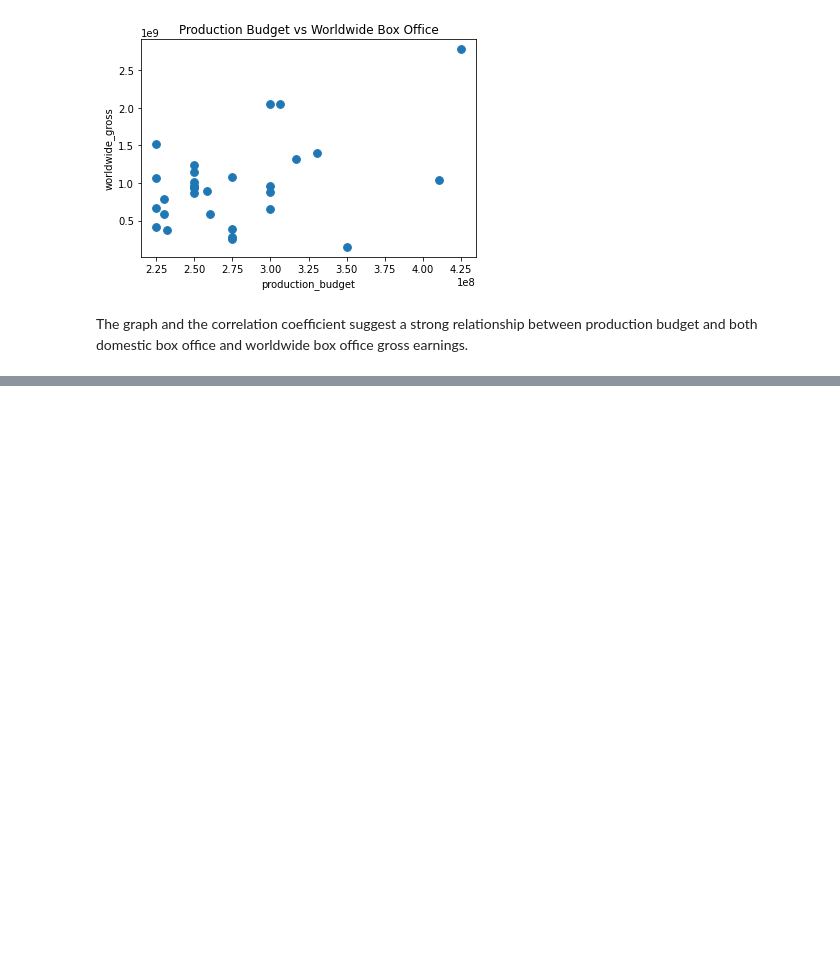
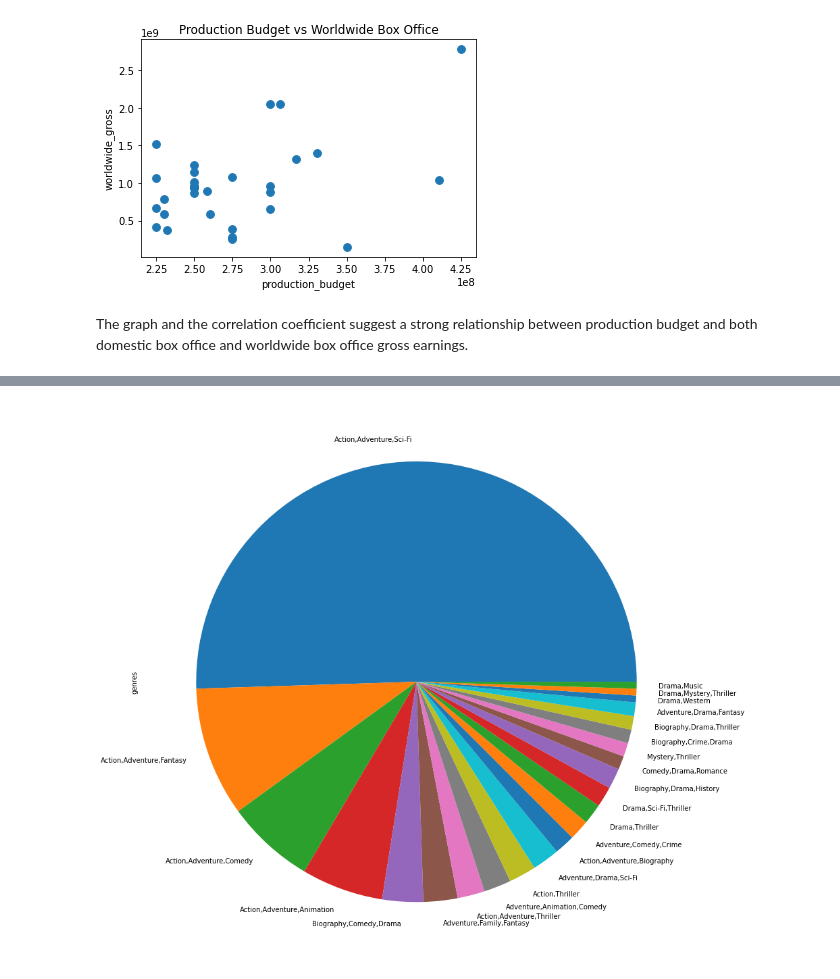
Before and after one commit to aharri123/dsc-phase-1-project-v2-4, a Jupyter notebook: student.ipynb, the cells around one changed output, grey strips where cells are left out. Drawn from its saved outputs; the diff is of its cells as text; code cells hidden in the pictures; blank space fills up the shorter version.

Commit message:
Looking into Sequel information, added charts.

```diff
--- a/student.ipynb
+++ b/student.ipynb
@@ -150,8 +150,8 @@ The graph and the correlation coefficient suggest a strong relationship between
 # %%
 conn = sqlite3.connect("im.db")
 
-df = pd.read_sql("""
-        SELECT *
+movies_df = pd.read_sql("""
+        SELECT primary_title, original_title, start_year, genres, averagerating, numvotes,primary_name
         FROM movie_basics
         JOIN movie_ratings
         USING(movie_id)
@@ -160,10 +160,9 @@ df = pd.read_sql("""
         JOIN persons
         USING(person_id)
         ORDER BY numvotes DESC
+        LIMIT 200;
         """,conn
 )
 
-df = df.drop_duplicates(subset = "primary_title")
-df.rename(columns = {"primary_name": "Director"}, inplace = True)
-df.drop(['birth_year','death_year','primary_profession'], axis = 1)
-df.head(50)
+movies_df.drop_duplicates().reset_index(drop = True)
+#movies_df.rename(columns = {'primary_name':'Director'}, inplace = True)
@@ -169,0 +187,5 @@ df.head(50)
+# %%
+#movies_df.plot.bar(x = 'genres', y = 'averagerating', figsize = (15,15));
+movies_df['genres'].value_counts().plot.pie(figsize = (15,15));
+# %% [output]
+[figure, added]
```
Also changed, not shown: parts of 1 cell of this notebook.
